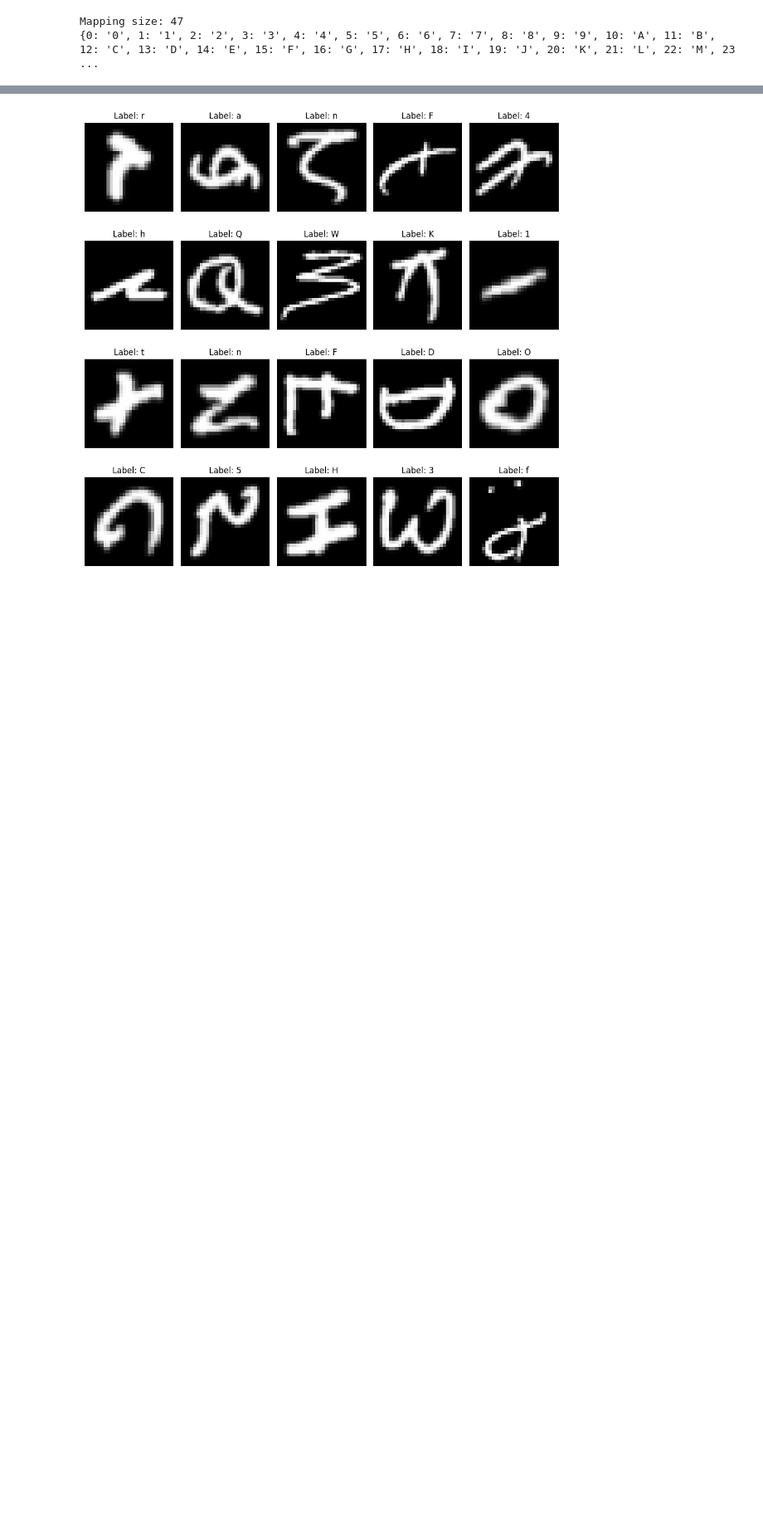
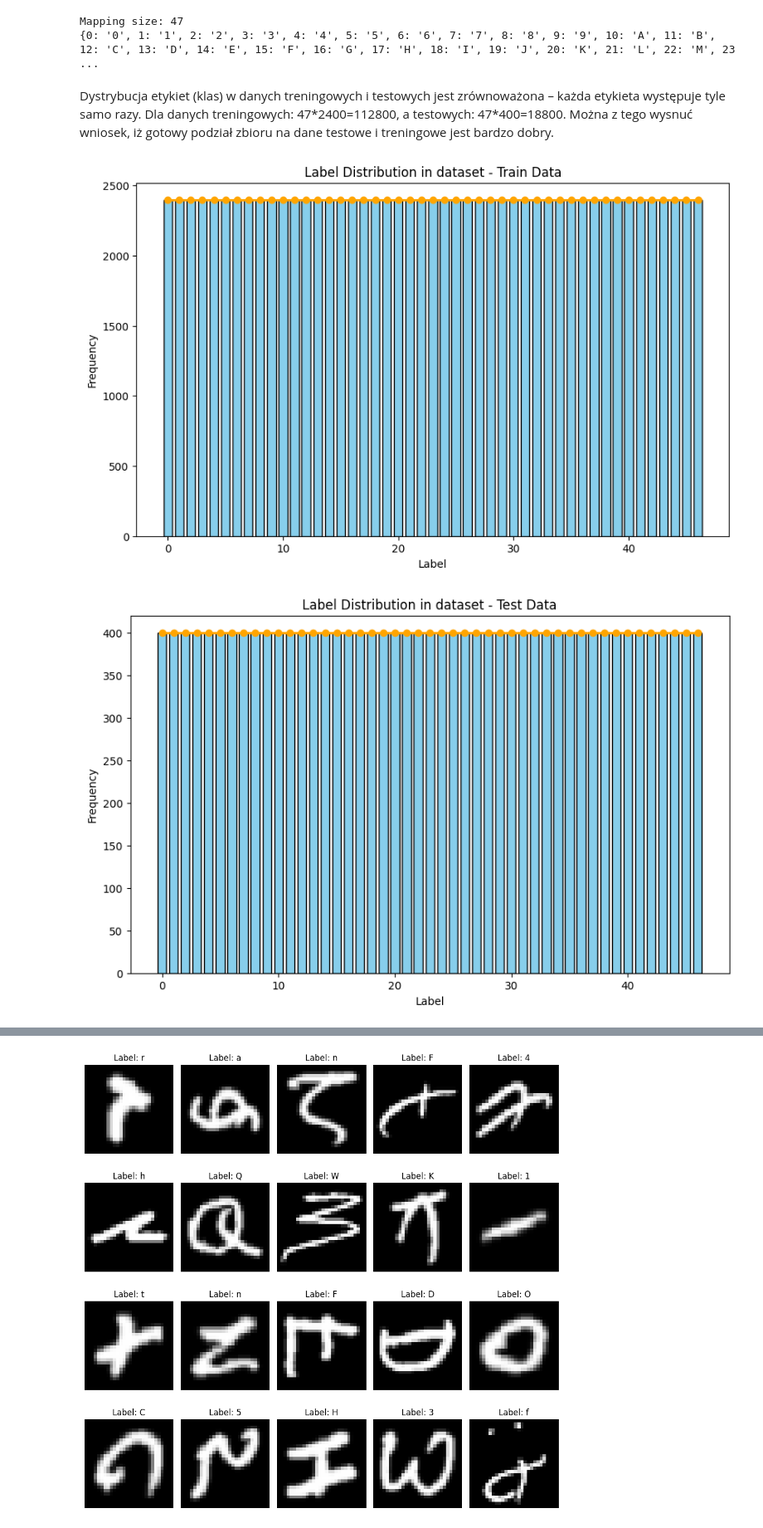
Before and after one commit to dziobex/emnist, a Jupyter notebook: note.ipynb, the cells around one changed output, grey strips where cells are left out. Shown: that part at 83% size. Saved outputs shown, nothing was run; the diff lists cells and outputs as text; code cells hidden in the pictures; blank space fills up the shorter version.

```diff
--- a/note.ipynb
+++ b/note.ipynb
@@ -65,13 +83,0 @@ Dystrybucja etykiet (klas) w danych treningowych i testowych jest zrównoważona
-# %%
-for dataset_name, t_ in [("Train Data", train[0].value_counts()), ("Test Data", test[0].value_counts())]:
-    t__classes_x = t_.index
-    t__classes_y = t_.values
-
-    plt.figure(figsize=(15, 6))
-
-    plt.bar(t__classes_x, t__classes_y, width=0.75)
-    plt.xlabel('Label')
-    plt.ylabel('Frequency')
-    plt.title(f'Label Distribution - {dataset_name}')
-
-    plt.show()
@@ -89,3 +92,25 @@ print(dict(list(mapping_dict.items())))
 # %% [output]
 Mapping size: 47
 {0: '0', 1: '1', 2: '2', 3: '3', 4: '4', 5: '5', 6: '6', 7: '7', 8: '8', 9: '9', 10: 'A', 11: 'B', 12: 'C', 13: 'D', 14: 'E', 15: 'F', 16: 'G', 17: 'H', 18: 'I', 19: 'J', 20: 'K', 21: 'L', 22: 'M', 23 ...
+# %% [markdown]
+Dystrybucja etykiet (klas) w danych treningowych i testowych jest zrównoważona – każda etykieta występuje tyle samo razy. Dla danych treningowych: 47\*2400=112800, a testowych: 47\*400=18800. Można z tego wysnuć wniosek, iż gotowy podział zbioru na dane testowe i treningowe jest bardzo dobry.
+# %%
+import matplotlib.pyplot as plt
+
+for dataset_name, t_ in [("Train Data", train[0].value_counts()), ("Test Data", test[0].value_counts())]:
+    t__classes_x = t_.index
+    t__classes_y = t_.values
+
+    plt.figure(figsize=(10, 6))
+
+    plt.bar(t__classes_x, t__classes_y, width=0.75, color='skyblue', edgecolor='black', label='Frequency')
+    plt.plot(t__classes_x, t__classes_y, color='orange', marker='o', linestyle='-', linewidth=2, label='Trend')
+
+    plt.title(f'Label Distribution in dataset - {dataset_name}')
+    plt.xlabel('Label')
+    plt.ylabel('Frequency')
+
+    plt.show()
+# %% [output]
+[figure, added]
+[figure, added]
```
Also changed, not shown: parts of 44 cells of this notebook, 5 other files.
